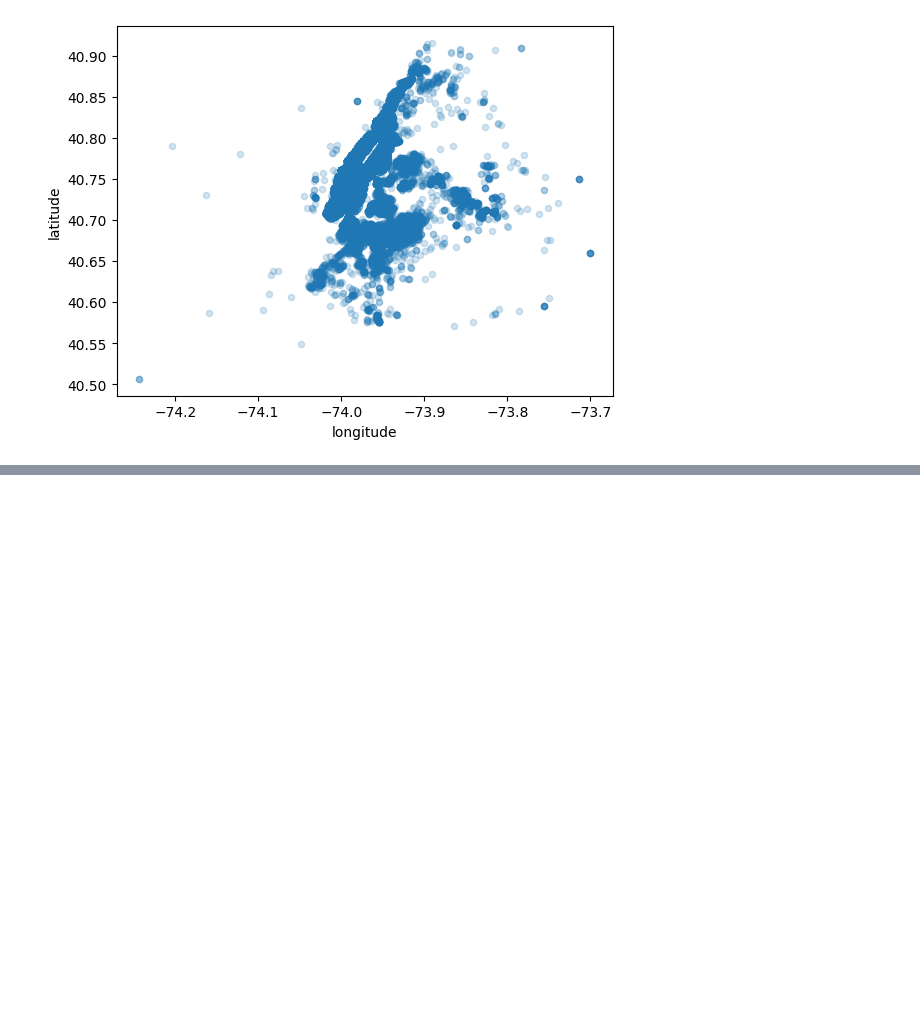
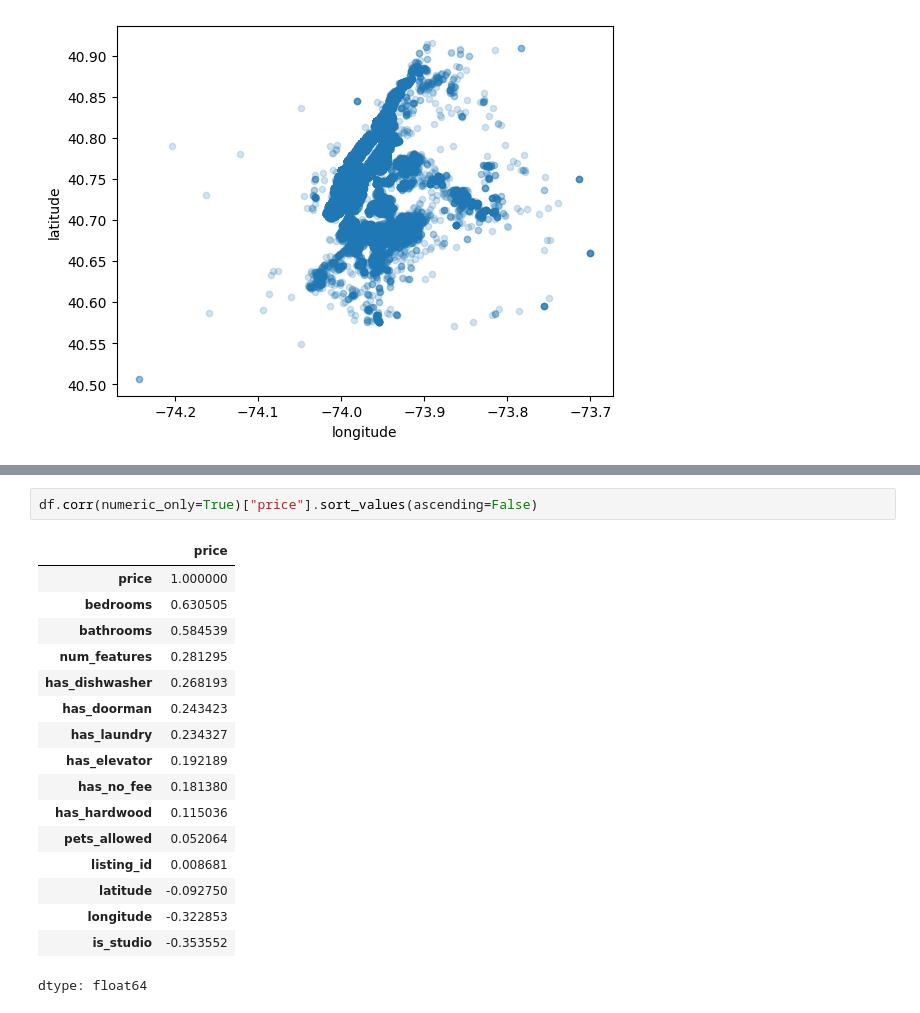
Before and after one commit to AlexCayarga/Rentwise-NYC, a Jupyter notebook: notebooks/Exploratory_Data_Analysis_Notebook.ipynb, the cells around one changed output, grey strips where cells are left out. Saved outputs shown, nothing was run; the diff lists cells and outputs as text; blank space fills up the shorter version.

```diff
--- a/notebooks/Exploratory_Data_Analysis_Notebook.ipynb
+++ b/notebooks/Exploratory_Data_Analysis_Notebook.ipynb
@@ -126,0 +187,20 @@ df.plot.scatter(x="longitude", y="latitude", alpha=0.2)
+# %%
+df.corr(numeric_only=True)["price"].sort_values(ascending=False)
+# %% [output]
+|  | price |
+| price | 1.000000 |
+| bedrooms | 0.630505 |
+| bathrooms | 0.584539 |
+| num_features | 0.281295 |
+| has_dishwasher | 0.268193 |
+| has_doorman | 0.243423 |
+| has_laundry | 0.234327 |
+| has_elevator | 0.192189 |
+| has_no_fee | 0.181380 |
+| has_hardwood | 0.115036 |
+| pets_allowed | 0.052064 |
+| listing_id | 0.008681 |
+| latitude | -0.092750 |
+| longitude | -0.322853 |
+| is_studio | -0.353552 |
+dtype: float64
```
Also changed, not shown: parts of 3 cells of this notebook.
